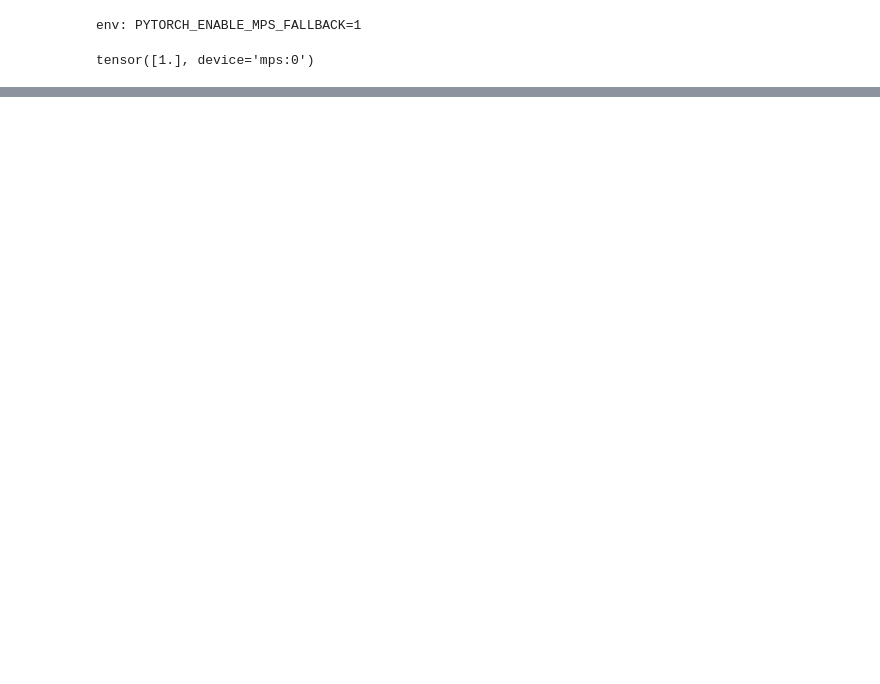
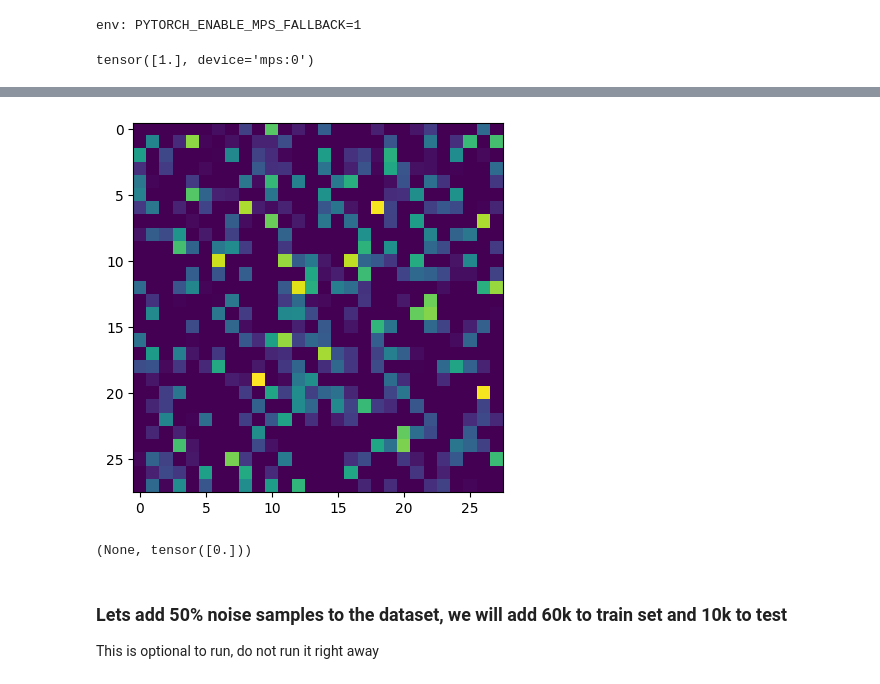
Before and after one commit to YM2132/YMPaperImplementations, a Jupyter notebook: paper_implementations/GAN_Goodfellow.ipynb, the cells around one changed output, grey strips where cells are left out. Drawn from its saved outputs; the diff is of its cells as text; code cells hidden in the pictures; blank space fills up the shorter version.

```diff
--- a/paper_implementations/GAN_Goodfellow.ipynb
+++ b/paper_implementations/GAN_Goodfellow.ipynb
@@ -108,6 +117,27 @@ class Generator(nn.Module):
         x = self.linear2(x)
         x = self.relu2(x)
 
+        '''# Need to convert the output vector x to a matrix
+        g_out_mat = torch.zeros(1, 28, 28)
+
+        m = 0
+        n = 0
+
+        for i in range(len(x)):
+            if i % 28 == 0 and i != 0:
+                m += 1
+                n = 0
+                #print(i, m)
+
+            g_out_mat[0, m, n] = x[i]
+
+            n += 1  '''
+
+        # Reshape the output to a 28x28 matrix
+        x = x.view(-1, 28, 28)
+
         return x
+
+generator = Generator()
 # %%
 mu, sigma = 0, 1 # mean and standard deviation
@@ -121,2 +148,7 @@ generator = Generator()
 # %%
 g_out = generator(g_in)
+# %%
+imshow(g_out.detach().cpu()), torch.Tensor([0])
+# %% [output]
+[figure, added]
+(None, tensor([0.]))
@@ -122,0 +158,3 @@ g_out = generator(g_in)
+# %% [markdown]
+### Lets add 50% noise samples to the dataset, we will add 60k to train set and 10k to test
+This is optional to run, do not run it right away
```
Also changed, not shown: parts of 36 cells of this notebook.
